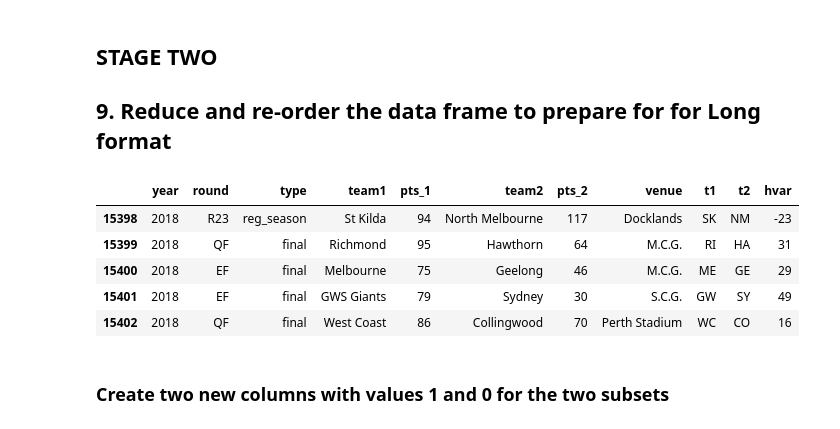
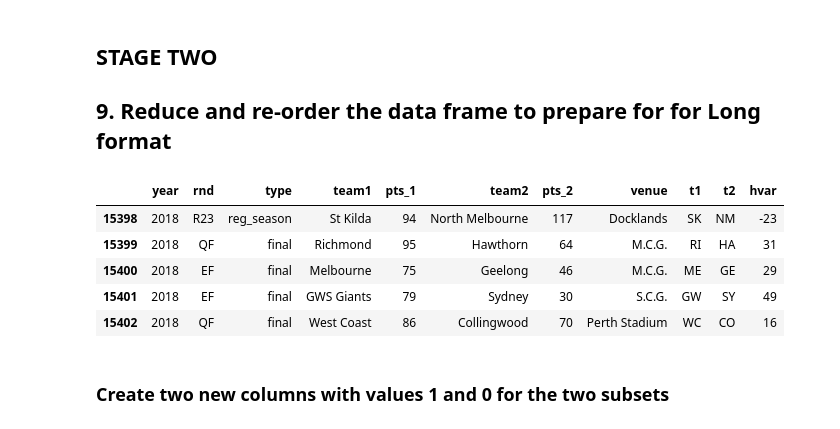
Before and after one commit to stevegabriel1/afl_explore, a Jupyter notebook: afl_prev_2018_finals1.ipynb, the cells around one changed output. Saved outputs shown, nothing was run; the diff lists cells and outputs as text; code cells hidden in the pictures.

```diff
--- a/afl_prev_2018_finals1.ipynb
+++ b/afl_prev_2018_finals1.ipynb
@@ -16,7 +16,7 @@ os.getcwd()
 # %%
 import pandas as pd
 # %%
-cols = ['seq','date','round','team1','gls_1','bhs_1','pts_1','team2','gls_2','bhs_2','pts_2','venue']
+cols = ['seq','date','rnd','team1','gls_1','bhs_1','pts_1','team2','gls_2','bhs_2','pts_2','venue']
 # %% [markdown]
 #### The file will contain all matches starting from the first ever VFL game in 1987 - more than fifteen thousand games.
 # %%
@@ -289,7 +289,7 @@ def game_cat(x):
     else:
         return "reg_season"
 # %%
-trans["type"] = trans["round"].apply(game_cat)
+trans["type"] = trans["rnd"].apply(game_cat)
 # %%
 trans['type'].value_counts()
 # %% [output]
@@ -403,10 +403,10 @@ trans.to_csv('enh_1_aflresults.csv')
 ## 9. Reduce and re-order the data frame to prepare for for Long format
 # %%
 tracker = trans
-tracker = tracker[['year', 'round','type','team1','pts_1','team2','pts_2','venue','t1','t2','hvar']]
+tracker = tracker[['year', 'rnd','type','team1','pts_1','team2','pts_2','venue','t1','t2','hvar']]
 tracker.tail()
 # %% [output]
-|  | year | round | type | team1 | pts_1 | team2 | pts_2 | venue | t1 | t2 | hvar |
+|  | year | rnd | type | team1 | pts_1 | team2 | pts_2 | venue | t1 | t2 | hvar |
 | 15398 | 2018 | R23 | reg_season | St Kilda | 94 | North Melbourne | 117 | Docklands | SK | NM | -23 |
 | 15399 | 2018 | QF | final | Richmond | 95 | Hawthorn | 64 | M.C.G. | RI | HA | 31 |
 | 15400 | 2018 | EF | final | Melbourne | 75 | Geelong | 46 | M.C.G. | ME | GE | 29 |
```
Also changed, not shown: parts of 27 cells of this notebook.
